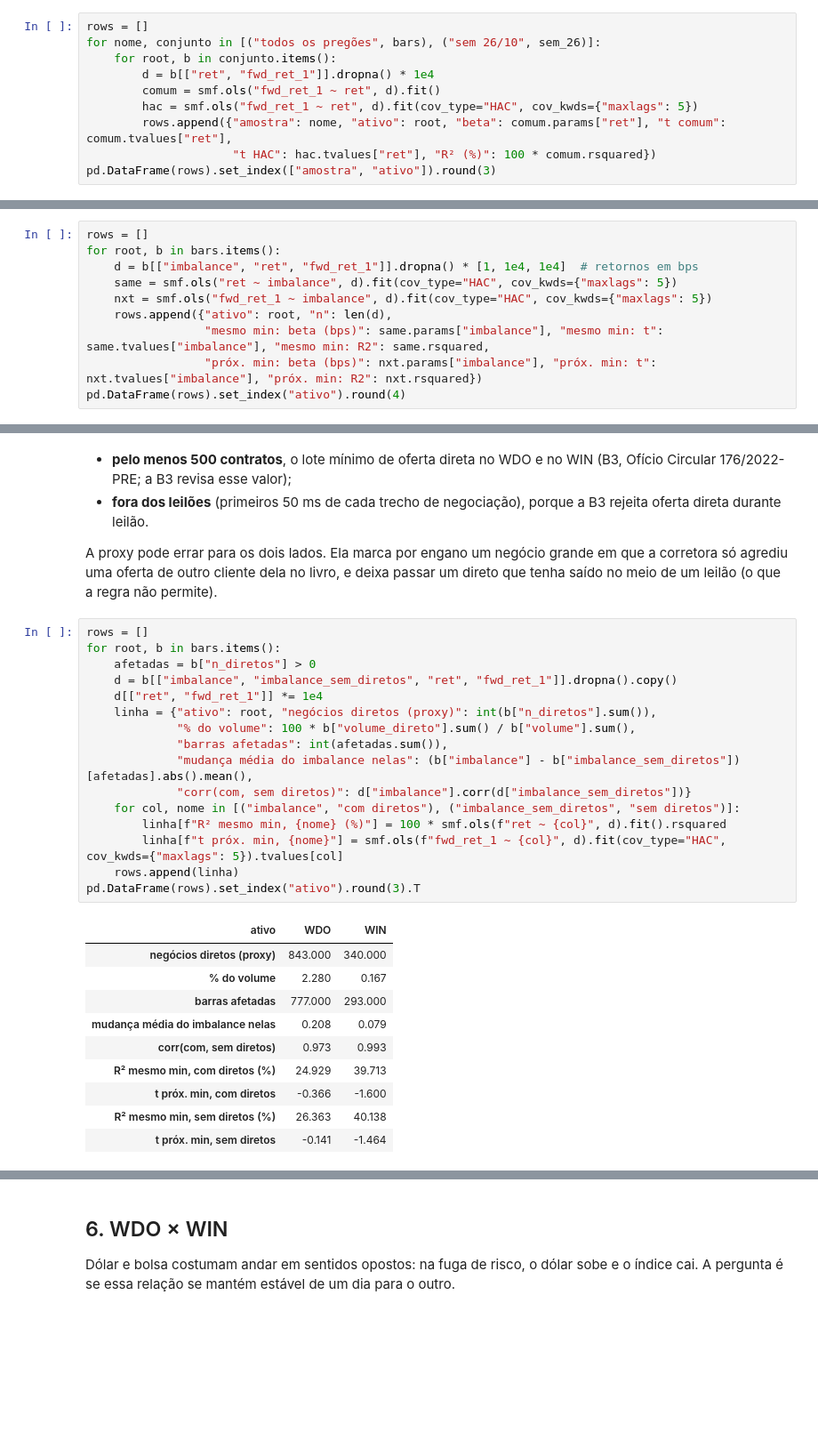
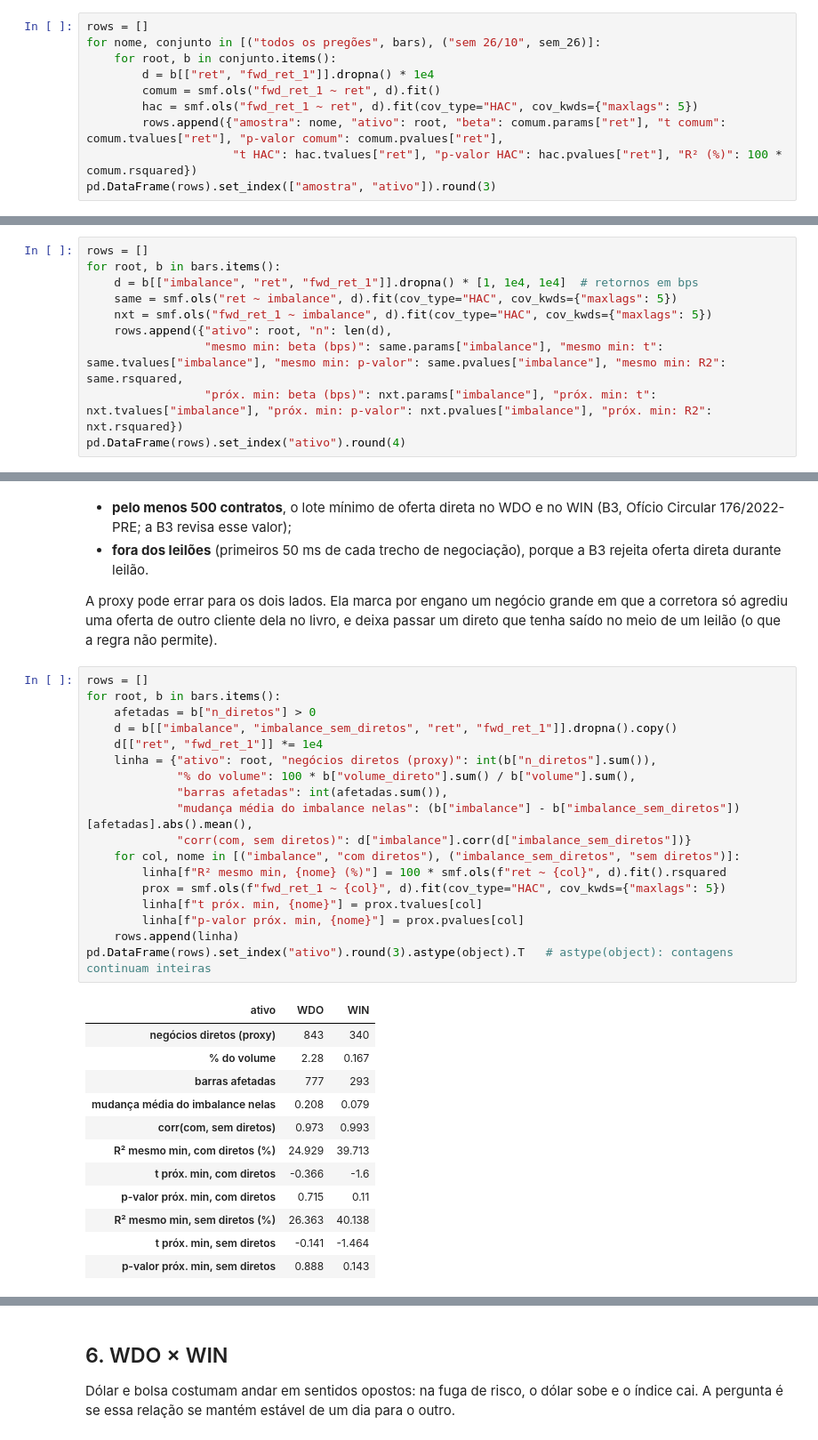
Before and after one commit to marcosemn/islp-b3-futures, a Jupyter notebook: notebooks/00_exploracao_wdo_win.ipynb, the cells around one changed output, grey strips where cells are left out. Shown at 89% size. Drawn from its saved outputs; the diff is of its cells as text; blank space fills up the shorter version.

```diff
--- a/notebooks/00_exploracao_wdo_win.ipynb
+++ b/notebooks/00_exploracao_wdo_win.ipynb
@@ -522,7 +522,7 @@ for nome, conjunto in [("todos os pregões", bars), ("sem 26/10", sem_26)]:
         d = b[["ret", "fwd_ret_1"]].dropna() * 1e4
         comum = smf.ols("fwd_ret_1 ~ ret", d).fit()
         hac = smf.ols("fwd_ret_1 ~ ret", d).fit(cov_type="HAC", cov_kwds={"maxlags": 5})
-        rows.append({"amostra": nome, "ativo": root, "beta": comum.params["ret"], "t comum": comum.tvalues["ret"],
-                     "t HAC": hac.tvalues["ret"], "R² (%)": 100 * comum.rsquared})
+        rows.append({"amostra": nome, "ativo": root, "beta": comum.params["ret"], "t comum": comum.tvalues["ret"], "p-valor comum": comum.pvalues["ret"],
+                     "t HAC": hac.tvalues["ret"], "p-valor HAC": hac.pvalues["ret"], "R² (%)": 100 * comum.rsquared})
 pd.DataFrame(rows).set_index(["amostra", "ativo"]).round(3)
 # %% [output]
@@ -551,7 +551,7 @@ for root, b in bars.items():
     same = smf.ols("ret ~ imbalance", d).fit(cov_type="HAC", cov_kwds={"maxlags": 5})
     nxt = smf.ols("fwd_ret_1 ~ imbalance", d).fit(cov_type="HAC", cov_kwds={"maxlags": 5})
     rows.append({"ativo": root, "n": len(d),
-                 "mesmo min: beta (bps)": same.params["imbalance"], "mesmo min: t": same.tvalues["imbalance"], "mesmo min: R2": same.rsquared,
-                 "próx. min: beta (bps)": nxt.params["imbalance"], "próx. min: t": nxt.tvalues["imbalance"], "próx. min: R2": nxt.rsquared})
+                 "mesmo min: beta (bps)": same.params["imbalance"], "mesmo min: t": same.tvalues["imbalance"], "mesmo min: p-valor": same.pvalues["imbalance"], "mesmo min: R2": same.rsquared,
+                 "próx. min: beta (bps)": nxt.params["imbalance"], "próx. min: t": nxt.tvalues["imbalance"], "próx. min: p-valor": nxt.pvalues["imbalance"], "próx. min: R2": nxt.rsquared})
 pd.DataFrame(rows).set_index("ativo").round(4)
 # %% [output]
@@ -573,30 +573,34 @@ A proxy pode errar para os dois lados. Ela marca por engano um negócio grande e
 # %%
 rows = []
 for root, b in bars.items():
     afetadas = b["n_diretos"] > 0
     d = b[["imbalance", "imbalance_sem_diretos", "ret", "fwd_ret_1"]].dropna().copy()
     d[["ret", "fwd_ret_1"]] *= 1e4
     linha = {"ativo": root, "negócios diretos (proxy)": int(b["n_diretos"].sum()),
              "% do volume": 100 * b["volume_direto"].sum() / b["volume"].sum(),
              "barras afetadas": int(afetadas.sum()),
              "mudança média do imbalance nelas": (b["imbalance"] - b["imbalance_sem_diretos"])[afetadas].abs().mean(),
              "corr(com, sem diretos)": d["imbalance"].corr(d["imbalance_sem_diretos"])}
     for col, nome in [("imbalance", "com diretos"), ("imbalance_sem_diretos", "sem diretos")]:
         linha[f"R² mesmo min, {nome} (%)"] = 100 * smf.ols(f"ret ~ {col}", d).fit().rsquared
-        linha[f"t próx. min, {nome}"] = smf.ols(f"fwd_ret_1 ~ {col}", d).fit(cov_type="HAC", cov_kwds={"maxlags": 5}).tvalues[col]
+        prox = smf.ols(f"fwd_ret_1 ~ {col}", d).fit(cov_type="HAC", cov_kwds={"maxlags": 5})
+        linha[f"t próx. min, {nome}"] = prox.tvalues[col]
+        linha[f"p-valor próx. min, {nome}"] = prox.pvalues[col]
     rows.append(linha)
-pd.DataFrame(rows).set_index("ativo").round(3).T
+pd.DataFrame(rows).set_index("ativo").round(3).astype(object).T   # astype(object): contagens continuam inteiras
 # %% [output]
 | ativo | WDO | WIN |
-| negócios diretos (proxy) | 843.000 | 340.000 |
-| % do volume | 2.280 | 0.167 |
-| barras afetadas | 777.000 | 293.000 |
+| negócios diretos (proxy) | 843 | 340 |
+| % do volume | 2.28 | 0.167 |
+| barras afetadas | 777 | 293 |
 | mudança média do imbalance nelas | 0.208 | 0.079 |
 | corr(com, sem diretos) | 0.973 | 0.993 |
 | R² mesmo min, com diretos (%) | 24.929 | 39.713 |
-| t próx. min, com diretos | -0.366 | -1.600 |
+| t próx. min, com diretos | -0.366 | -1.6 |
+| p-valor próx. min, com diretos | 0.715 | 0.11 |
 | R² mesmo min, sem diretos (%) | 26.363 | 40.138 |
 | t próx. min, sem diretos | -0.141 | -1.464 |
+| p-valor próx. min, sem diretos | 0.888 | 0.143 |
 # %% [markdown]
 **O que os números mostram**
 - **WDO:** a proxy marca 843 negócios (2,3% do volume), espalhados por 777 minutos. Nesses minutos, o `imbalance` muda 0,21 em média numa escala de −1 a +1, e às vezes muito mais: no minuto do negócio de 30 mil contratos (09/11, 12:03), o `imbalance` é −0,85 com ele e −0,07 sem ele, ou seja, uma "venda forte" que era quase toda o negócio direto. No conjunto, a correlação entre as duas versões é 0,97.
```
Also changed, not shown: parts of 7 cells of this notebook, 1 other file.
